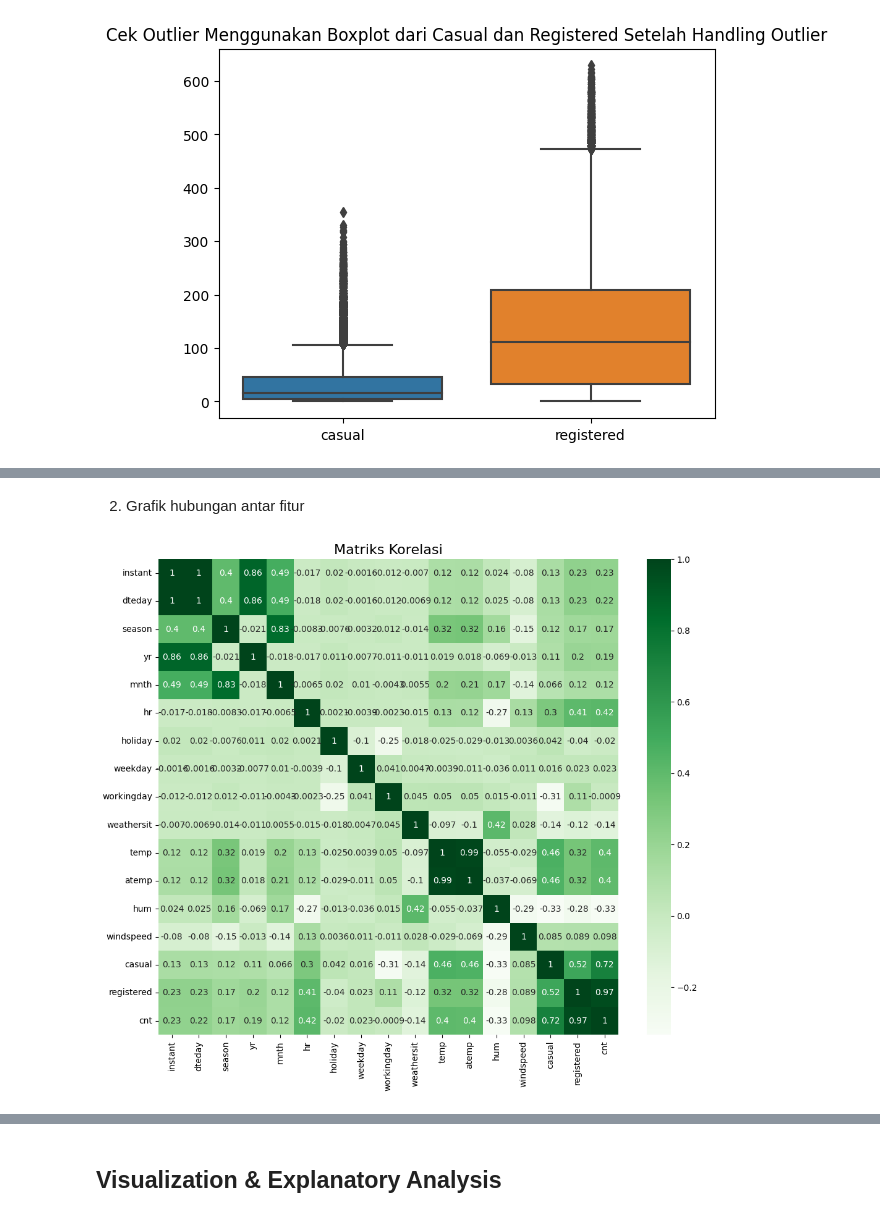
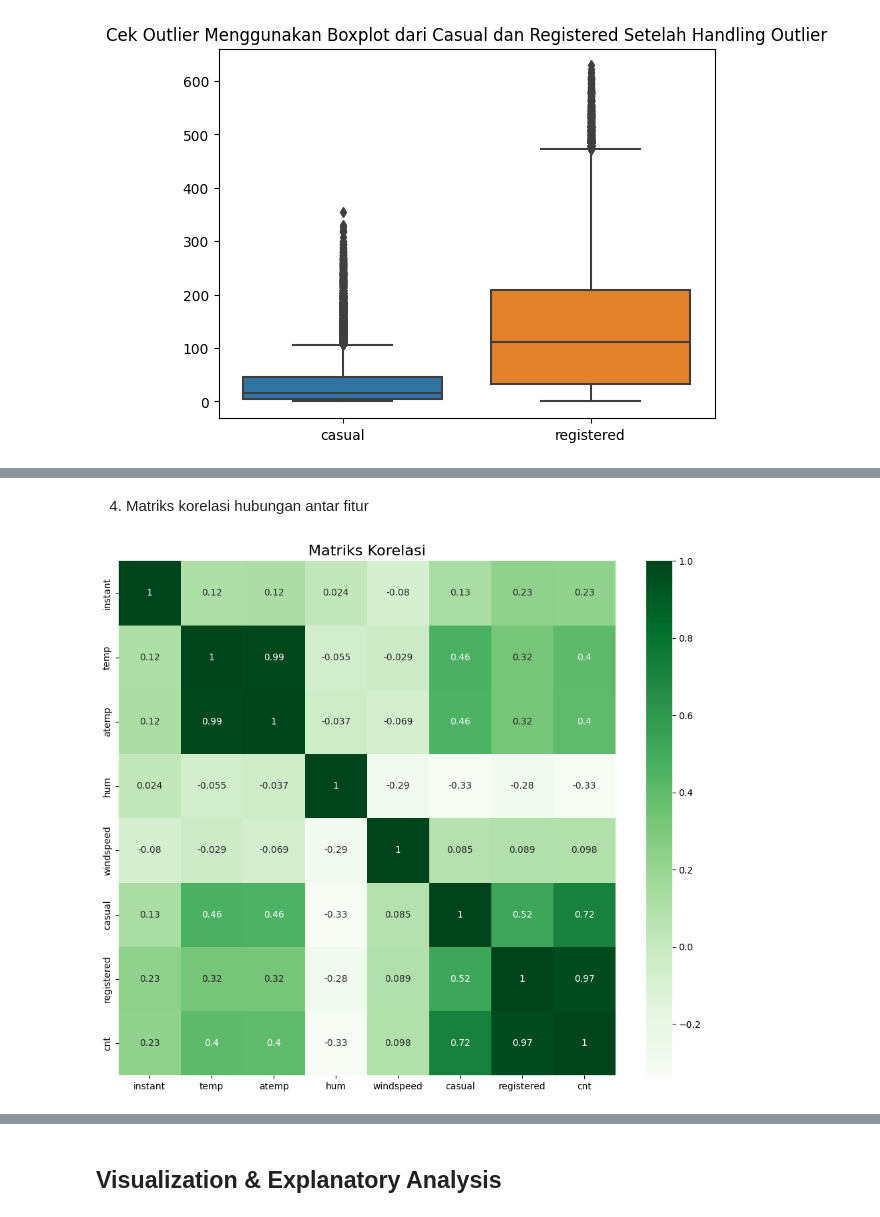
Before and after one commit to ayalya/Submis, a Jupyter notebook: Notebook.ipynb, the cells around one changed output, grey strips where cells are left out. Cells and saved outputs as stored; diff of their text form; code cells hidden in the pictures.

```diff
--- a/Notebook.ipynb
+++ b/Notebook.ipynb
@@ -113,17 +132,10 @@ hour_data.describe()
 # %%
-# Define
-# Mengganti tipe data pada dteday menjadi datetime dan season, yr, mnth, hr, holiday, weekday, workingday, dan weatersit menjadi category
-
-# Code
-hour_data['dteday'] = pd.to_datetime(hour_data['dteday'], format="%Y-%m-%d")
-hour_data['season'] = hour_data.season.astype('category')
-hour_data['yr'] = hour_data.yr.astype('category')
-hour_data['mnth'] = hour_data.mnth.astype('category')
-hour_data['hr'] = hour_data.hr.astype('category')
-hour_data['holiday'] = hour_data.holiday.astype('category')
-hour_data['workingday'] = hour_data.workingday.astype('category')
-hour_data['weekday'] = hour_data.weekday.astype('category')
-hour_data['weathersit'] = hour_data.weathersit.astype('category')
-
-# Test
-hour_data.info()
+hour_data_clean['dteday'] = pd.to_datetime(hour_data_clean['dteday'], format="%Y-%m-%d")
+hour_data_clean['season'] = hour_data_clean.season.astype('category')
+hour_data_clean['yr'] = hour_data_clean.yr.astype('category')
+hour_data_clean['mnth'] = hour_data_clean.mnth.astype('category')
+hour_data_clean['hr'] = hour_data_clean.hr.astype('category')
+hour_data_clean['holiday'] = hour_data_clean.holiday.astype('category')
+hour_data_clean['workingday'] = hour_data_clean.workingday.astype('category')
+hour_data_clean['weekday'] = hour_data_clean.weekday.astype('category')
+hour_data_clean['weathersit'] = hour_data_clean.weathersit.astype('category')
@@ -203,11 +222,12 @@ def remove_outlier(df, col):
 
     return df[(df[col] >= lower) & (df[col] <= upper)]
 
-hour_data_cleaned = remove_outlier(hour_data, 'casual')
-hour_data_cleaned = remove_outlier(hour_data, 'registered')
-hour_data_cleaned = remove_outlier(hour_data, 'cnt')
+# Variabel hour data dengan kategorikal
+hour_data_cleaned = remove_outlier(hour_data_clean, 'casual')
+hour_data_cleaned = remove_outlier(hour_data_clean, 'registered')
+hour_data_cleaned = remove_outlier(hour_data_clean, 'cnt')
 
-print(f"Jumlah data sebelum cleaning: {len(hour_data)}")
+print(f"Jumlah data sebelum cleaning: {len(hour_data_clean)}")
 print(f"Jumlah data sesudah cleaning: {len(hour_data_cleaned)}")
 # %% [output]
 Jumlah data sebelum cleaning: 17379
@@ -232,14 +273,16 @@ plt.show()
 # %% [markdown]
-2. Grafik hubungan antar fitur
+4. Matriks korelasi hubungan antar fitur
 # %%
-# Matriks Korelasi
+# Memilih hanya kolom numerik
+hour_data_num = hour_data_cleaned.select_dtypes(include=['number'])
+
+# Membuat Matriks Korelasi
 plt.figure(figsize=(12,10))
-correlation_matrix = hour_data.corr()
-
+correlation_matrix = hour_data_num.corr()
 sns.heatmap(correlation_matrix, cmap='Greens', annot=True)
 plt.title('Matriks Korelasi', fontsize=16)
 plt.show()
 # %% [output]
-[figure, old version]
+[figure, new version]
 # %% [markdown]
 **Insight**
```
Also changed, not shown: parts of 68 cells of this notebook, 3 other files.
